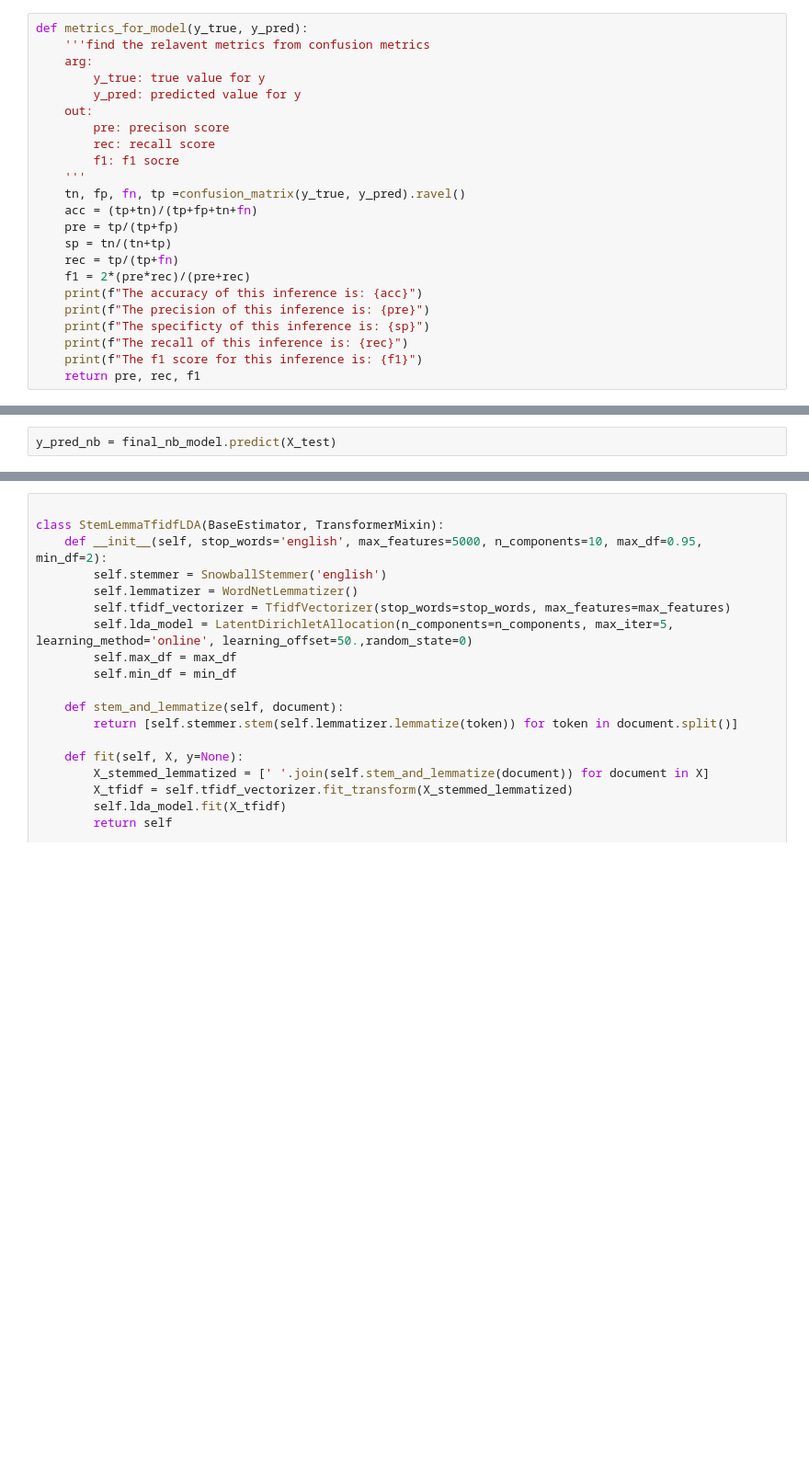
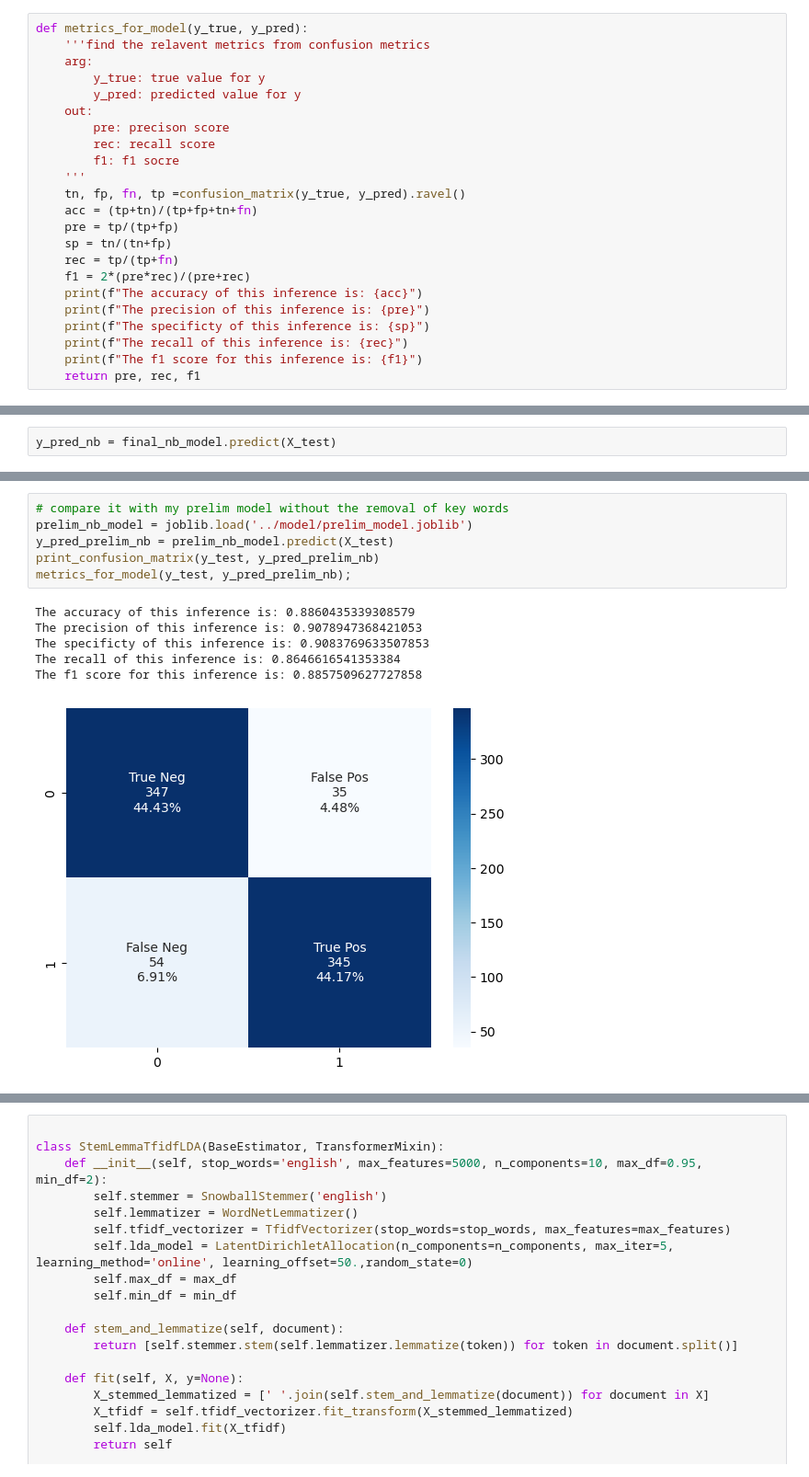
Before and after one commit to Luke-zm/DSI_Proj, a Jupyter notebook: project_3/code/modelling.ipynb, the cells around one changed output, grey strips where cells are left out. Shown at 92% size. Cells and saved outputs as stored; diff of their text form; blank space fills up the shorter version.

Commit message:
modelling part 1

```diff
--- a/project_3/code/modelling.ipynb
+++ b/project_3/code/modelling.ipynb
@@ -117,7 +117,7 @@ def metrics_for_model(y_true, y_pred):
     tn, fp, fn, tp =confusion_matrix(y_true, y_pred).ravel()
     acc = (tp+tn)/(tp+fp+tn+fn)
     pre = tp/(tp+fp)
-    sp = tn/(tn+tp)
+    sp = tn/(tn+fp)
     rec = tp/(tp+fn)
     f1 = 2*(pre*rec)/(pre+rec)
     print(f"The accuracy of this inference is: {acc}")
@@ -201,2 +216,15 @@ print_confusion_matrix(y_test, y_pred_nb)
 [figure]
+# %%
+# compare it with my prelim model without the removal of key words
+prelim_nb_model = joblib.load('../model/prelim_model.joblib')
+y_pred_prelim_nb = prelim_nb_model.predict(X_test)
+print_confusion_matrix(y_test, y_pred_prelim_nb)
+metrics_for_model(y_test, y_pred_prelim_nb);
+# %% [output]
+The accuracy of this inference is: 0.8860435339308579
+The precision of this inference is: 0.9078947368421053
+The specificty of this inference is: 0.9083769633507853
+The recall of this inference is: 0.8646616541353384
+The f1 score for this inference is: 0.8857509627727858
+[figure, added]
 # %% [markdown]
```
Also changed, not shown: parts of 17 cells of this notebook, 9 other files.
